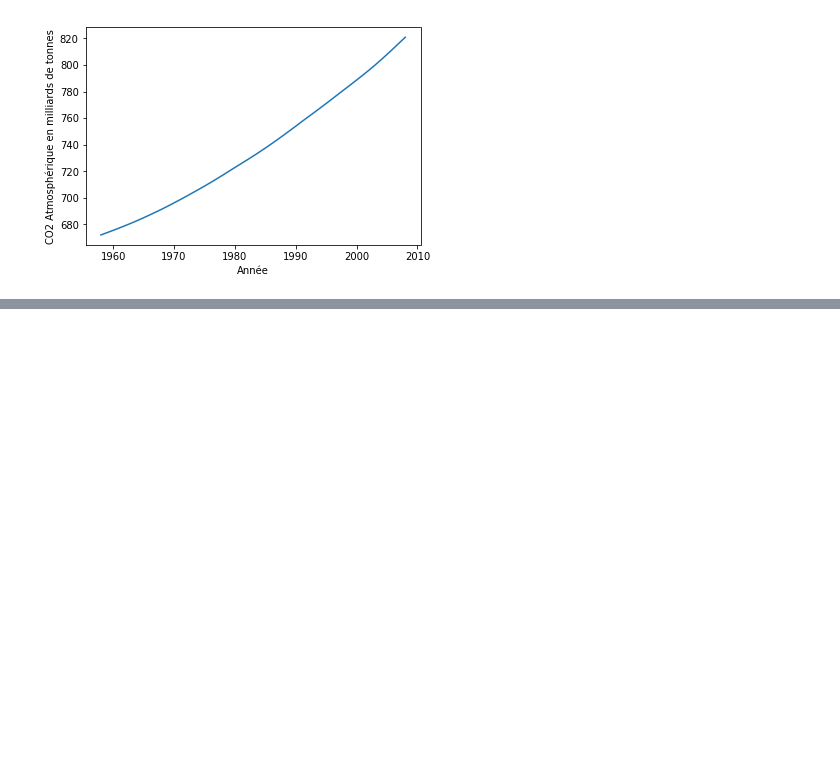
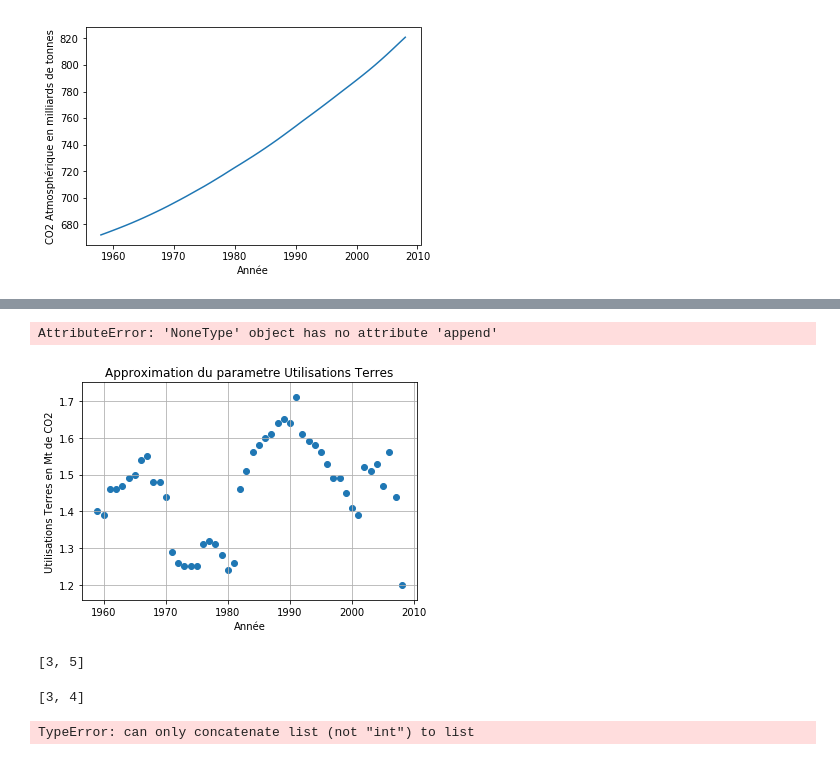
Before and after one commit to are2019-mipia1a2/Evolution-CO2, a Jupyter notebook: CO2_ARE.ipynb, the cells around one changed output, grey strips where cells are left out. Cells and saved outputs as stored; diff of their text form; code cells hidden in the pictures; blank space fills up the shorter version.

```diff
--- a/CO2_ARE.ipynb
+++ b/CO2_ARE.ipynb
@@ -39,0 +136,20 @@ print(calcul_co2_y(Emissions,Util_terres,672.051428571429,1958,56.3/100))
+# %%
+def graph_Ut_bis(annee_final, pourcentage, annee_chute):
+
+    X = List_Y
+    Y = Util_terres
+
+    axes = plt.axes()
+    axes.grid()
+    plt.title('Approximation du parametre Utilisations Terres')
+    plt.xlabel('Année')
+    plt.ylabel('Utilisations Terres en Mt de CO2')
+    plt.scatter(X,Y)
+    slope, intercept, r_value, p_value, std_err = stats.linregress(X, Y)
+    plt.plot(annee(annee_final, predict_Ut_bis(slope, intercept, annee_final, pourcentage, annee_chute, X), c='r'))
+    plt.show()
+# %%
+graph_Ut_bis(2100, 10, 2030)
+# %% [output]
+AttributeError: 'NoneType' object has no attribute 'append'
+[figure, added]
@@ -39,0 +160,12 @@ print(calcul_co2_y(Emissions,Util_terres,672.051428571429,1958,56.3/100))
+# %%
+[3] + [5]
+# %% [output]
+[3, 5]
+# %%
+test
+# %% [output]
+[3, 4]
+# %%
+test + 5
+# %% [output]
+TypeError: can only concatenate list (not "int") to list
```
Also changed, not shown: parts of 11 cells of this notebook.
